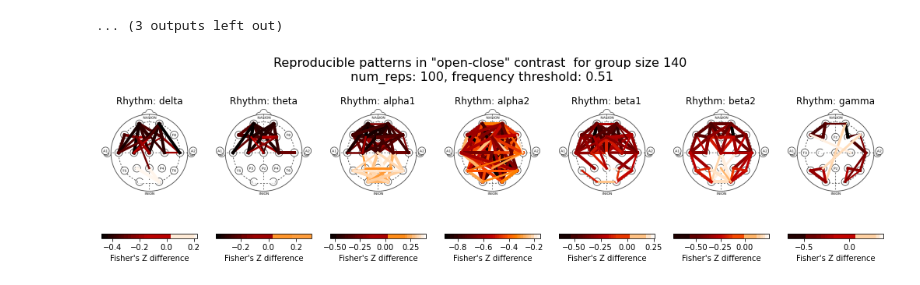
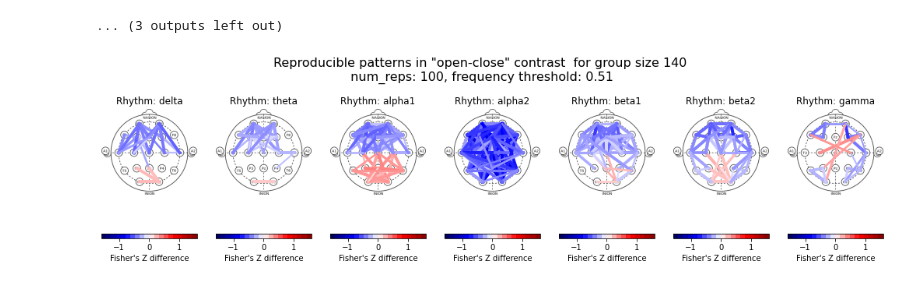
Before and after one commit to iknyazeva/EEGAnalysis, a Jupyter notebook: OpenVSCloseComparison.ipynb, the cells around one changed output. Saved outputs shown, nothing was run; the diff lists cells and outputs as text; code cells hidden in the pictures.

```diff
--- a/OpenVSCloseComparison.ipynb
+++ b/OpenVSCloseComparison.ipynb
@@ -78,3 +99,7 @@ sign_channels = analyzer.bootstrap_significant_channels(band=7,
 Посмотрим как будет результат меняться для разного размера выборок, возьмем очень маленький p-value, с самой строгой поправкой на множественные сравнения 0.05/171
 
 При этом при каждом новом запуске результаты будут отличаться!
+# %%
+vmin_=-1.5
+vmax_=1.5
+cmap = cm.seismic
@@ -334,7 +368,7 @@ Reproducible patterns for beta2 rhythm
 # %%
 %%time
 group_size = 140
 obj, pattern = plot_reproducibility_pattern(size=group_size, band=[1,2,3,4,5,6,7], num_perms=1000, num_reps=100, factor=0.51,
-                                           thres=0.001, cmap=cm.gist_heat, figsize=(18, 4))
+                                           thres=0.001, cmap=cmap, vmin=vmin_, vmax=vmax_, figsize=(18, 4))
 # %% [output]
-[figure, old version]
+[figure, new version]
```
Also changed, not shown: parts of 24 cells of this notebook, 4 other files.
